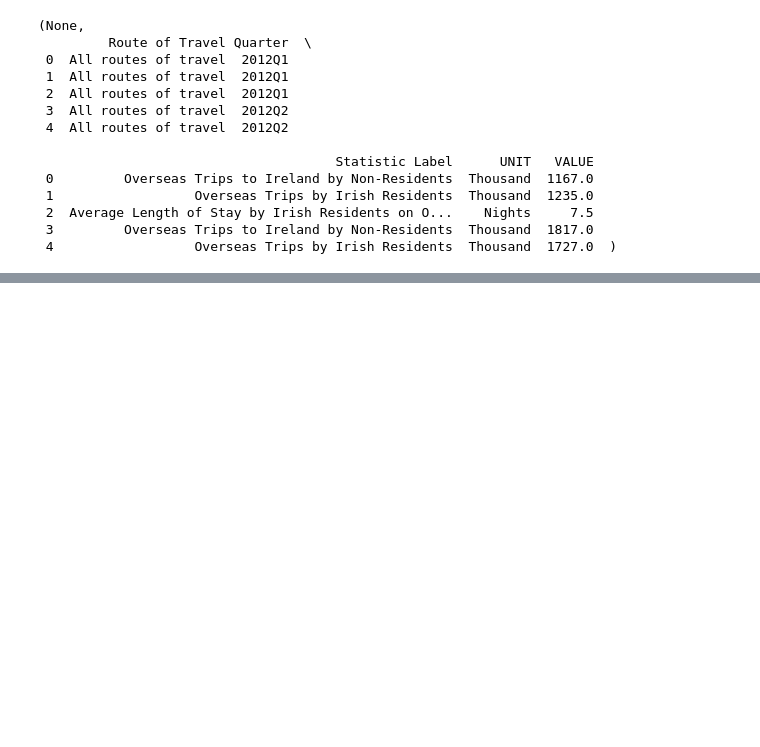
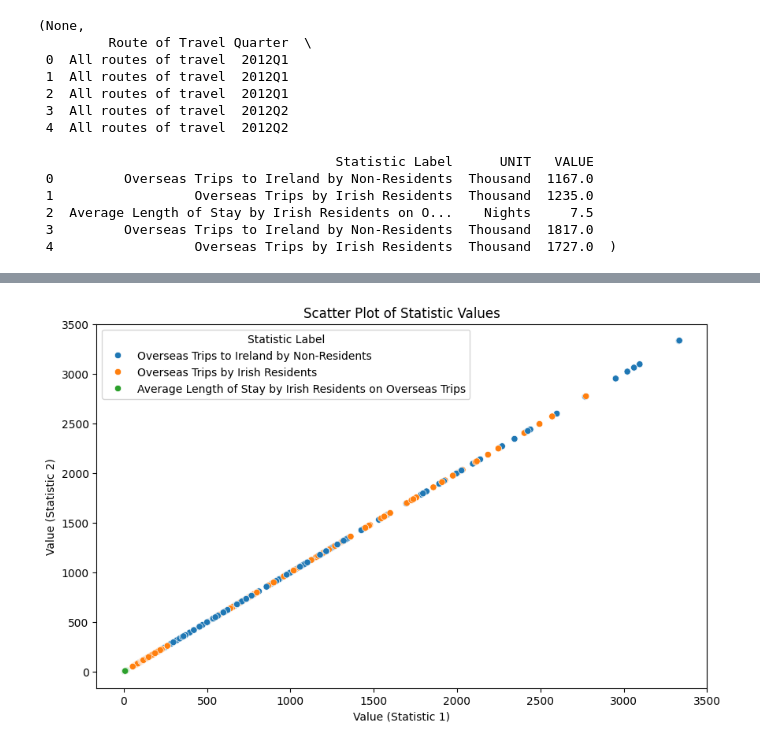
Before and after one commit to rupeshyanampally/Assignment, a Jupyter notebook: Untitled.ipynb, the cells around one changed output, grey strips where cells are left out. Cells and saved outputs as stored; diff of their text form; code cells hidden in the pictures; blank space fills up the shorter version.

```diff
--- a/Untitled.ipynb
+++ b/Untitled.ipynb
@@ -35,0 +71,9 @@ memory usage: 15.1+ KB
+# %%
+plt.figure(figsize=(10, 6))
+sns.scatterplot(x='VALUE', y='VALUE', hue='Statistic Label', data=data)
+plt.title("Scatter Plot of Statistic Values")
+plt.xlabel("Value (Statistic 1)")
+plt.ylabel("Value (Statistic 2)")
+plt.show()
+# %% [output]
+[figure, added]
```
Also changed, not shown: parts of 6 cells of this notebook.
